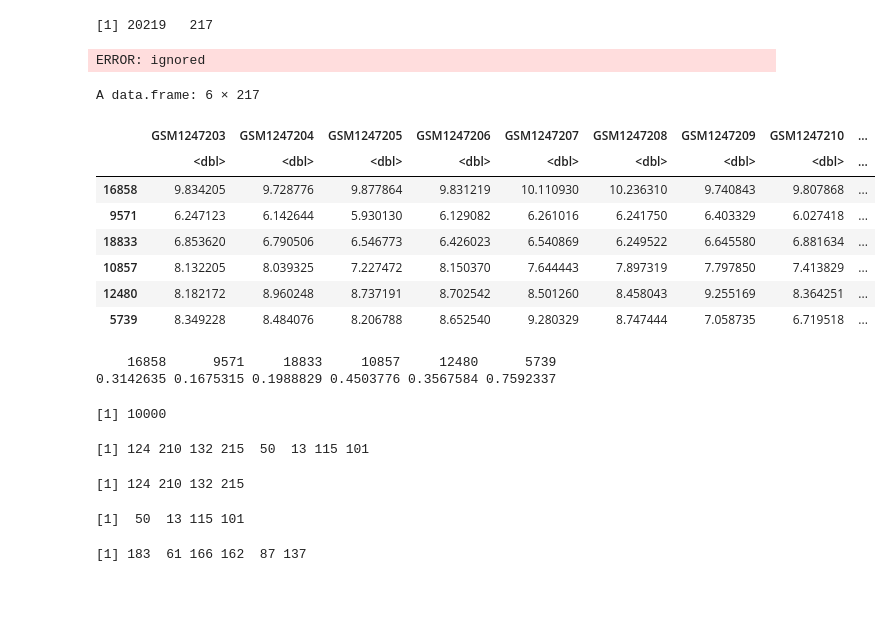
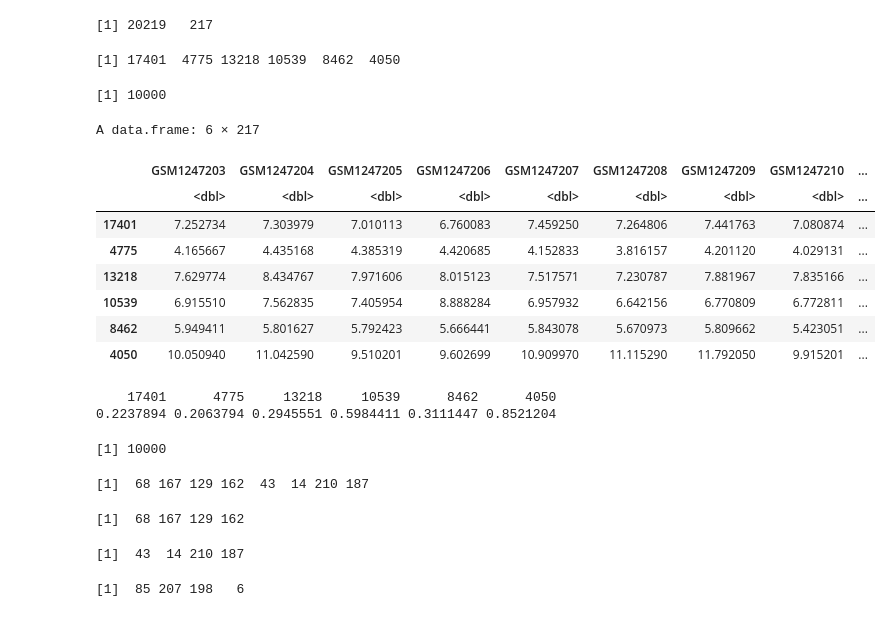
Before and after one commit to almedida/thesis, a Jupyter notebook: simulation.ipynb, the cells around one changed output. Drawn from its saved outputs; the diff is of its cells as text; code cells hidden in the pictures.

```diff
--- a/simulation.ipynb
+++ b/simulation.ipynb
@@ -22,56 +22,57 @@ dim(sim_data)
 # %% [output]
 [1] 20219   217
 # %%
+set.seed(1)
+m = 10000 #no of genes to sample
+random_genes = sample(n_gene, m) #randomly selected genes of size m from the total genes
 
-m = 10000 #no of genes to sample
-selected_genes = sample(1:n_gene, m) #randomly select genes of size m from the total genes
-
-head(selected_genes)
-length(selected_genes)
+head(random_genes)
+length(random_genes)
 # %% [output]
-ERROR: ignored
+[1] 17401  4775 13218 10539  8462  4050
+[1] 10000
 # %%
-#select data corresponding to the randomly selected genes from the whole data
-ready_sim_data = sim_data[selected_genes, ]
-head(sim_data_m)
+#1000 selected data corresponding to the randomly selected genes
+rand_selected_data = sim_data[random_genes, ]
+head(rand_selected_data)
 # %% [output]
 A data.frame: 6 × 217
 |  | GSM1247203 | GSM1247204 | GSM1247205 | GSM1247206 | GSM1247207 | GSM1247208 | GSM1247209 | GSM1247210 | ... |
 |  | <dbl> | <dbl> | <dbl> | <dbl> | <dbl> | <dbl> | <dbl> | <dbl> | ... |
-| 16858 | 9.834205 | 9.728776 | 9.877864 | 9.831219 | 10.110930 | 10.236310 | 9.740843 | 9.807868 | ... |
-| 9571 | 6.247123 | 6.142644 | 5.930130 | 6.129082 | 6.261016 | 6.241750 | 6.403329 | 6.027418 | ... |
-| 18833 | 6.853620 | 6.790506 | 6.546773 | 6.426023 | 6.540869 | 6.249522 | 6.645580 | 6.881634 | ... |
-| 10857 | 8.132205 | 8.039325 | 7.227472 | 8.150370 | 7.644443 | 7.897319 | 7.797850 | 7.413829 | ... |
-| 12480 | 8.182172 | 8.960248 | 8.737191 | 8.702542 | 8.501260 | 8.458043 | 9.255169 | 8.364251 | ... |
-| 5739 | 8.349228 | 8.484076 | 8.206788 | 8.652540 | 9.280329 | 8.747444 | 7.058735 | 6.719518 | ... |
+| 17401 | 7.252734 | 7.303979 | 7.010113 | 6.760083 | 7.459250 | 7.264806 | 7.441763 | 7.080874 | ... |
+| 4775 | 4.165667 | 4.435168 | 4.385319 | 4.420685 | 4.152833 | 3.816157 | 4.201120 | 4.029131 | ... |
+| 13218 | 7.629774 | 8.434767 | 7.971606 | 8.015123 | 7.517571 | 7.230787 | 7.881967 | 7.835166 | ... |
+| 10539 | 6.915510 | 7.562835 | 7.405954 | 8.888284 | 6.957932 | 6.642156 | 6.770809 | 6.772811 | ... |
+| 8462 | 5.949411 | 5.801627 | 5.792423 | 5.666441 | 5.843078 | 5.670973 | 5.809662 | 5.423051 | ... |
+| 4050 | 10.050940 | 11.042590 | 9.510201 | 9.602699 | 10.909970 | 11.115290 | 11.792050 | 9.915201 | ... |
 # %%
-#calculate standard deviation for each row
-ready_sim_data_std = apply(ready_sim_data, 1, sd)
+#calculate standard deviation for each gene
+rand_selected_data_sd = apply(rand_selected_data, 1, sd)
 
-head(ready_sim_data_std)
-length(ready_sim_data_std)
+head(rand_selected_data_sd)
+length(rand_selected_data_sd)
 # %% [output]
-    16858      9571     18833     10857     12480      5739
-0.3142635 0.1675315 0.1988829 0.4503776 0.3567584 0.7592337
+    17401      4775     13218     10539      8462      4050
+0.2237894 0.2063794 0.2945551 0.5984411 0.3111447 0.8521204
 [1] 10000
 # %%
-seed(2)
-n_trt_grp = 4 #no of experimental units
-selected_samples  = sample(1:N, 2*n_trt_grp) #randomly select samples of size 2*n_trt_grp
+set.seed(1)
+n_samples = 4 #no of experimental units
+random_samples  = sample(N, 2*n_samples) #randomly select samples of size 2*n_trt_grp
                                               #for treatment group
 
-selected_samples
+random_samples
 
-trt_grp1 = selected_samples[1:n_trt_grp]
-trt_grp2 = selected_samples[(n_trt_grp + 1):(2*n_trt_grp)]
+trt_grp1 = random_samples[1:n_samples]
+trt_grp2 = random_samples[(n_samples + 1):(2*n_samples)]
 
 trt_grp1
 trt_grp2
 # %% [output]
-[1] 124 210 132 215  50  13 115 101
+[1]  68 167 129 162  43  14 210 187
-[1] 124 210 132 215
+[1]  68 167 129 162
-[1]  50  13 115 101
+[1]  43  14 210 187
-# %%
-head(selected_samples)
-# %% [output]
-[1] 183  61 166 162  87 137
+# %%
+trt_grp1
+# %% [output]
+[1]  85 207 198   6
```
Also changed, not shown: parts of 5 cells of this notebook.
